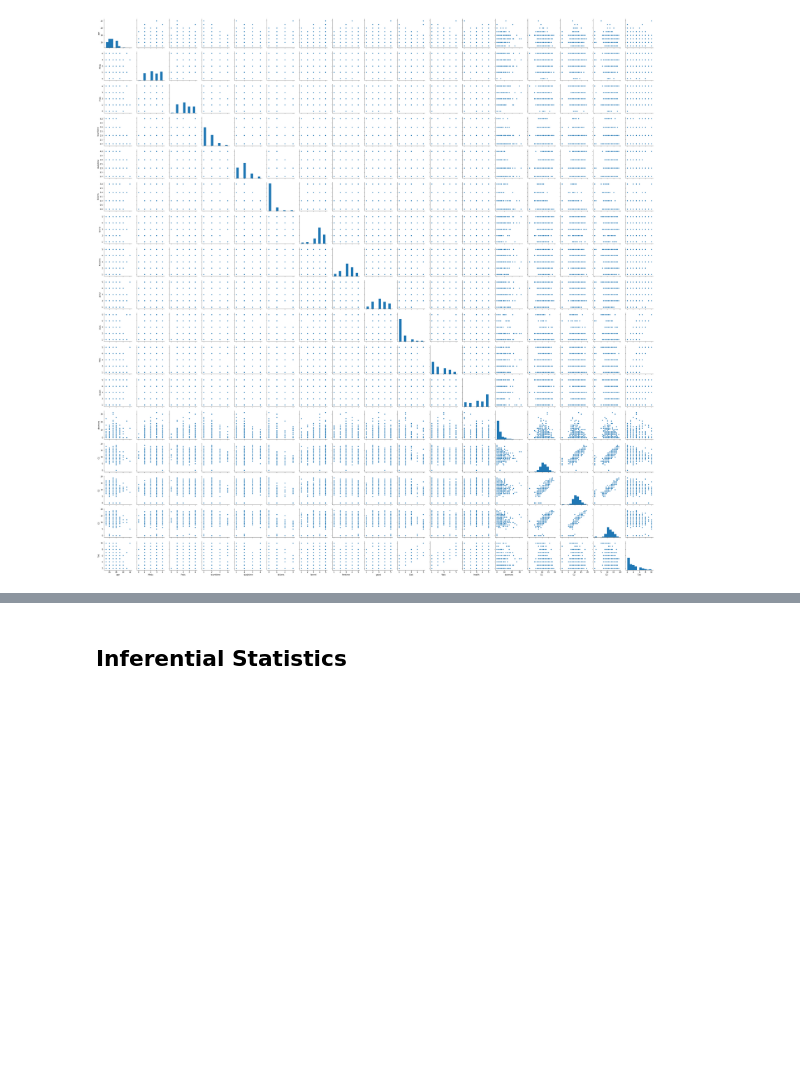
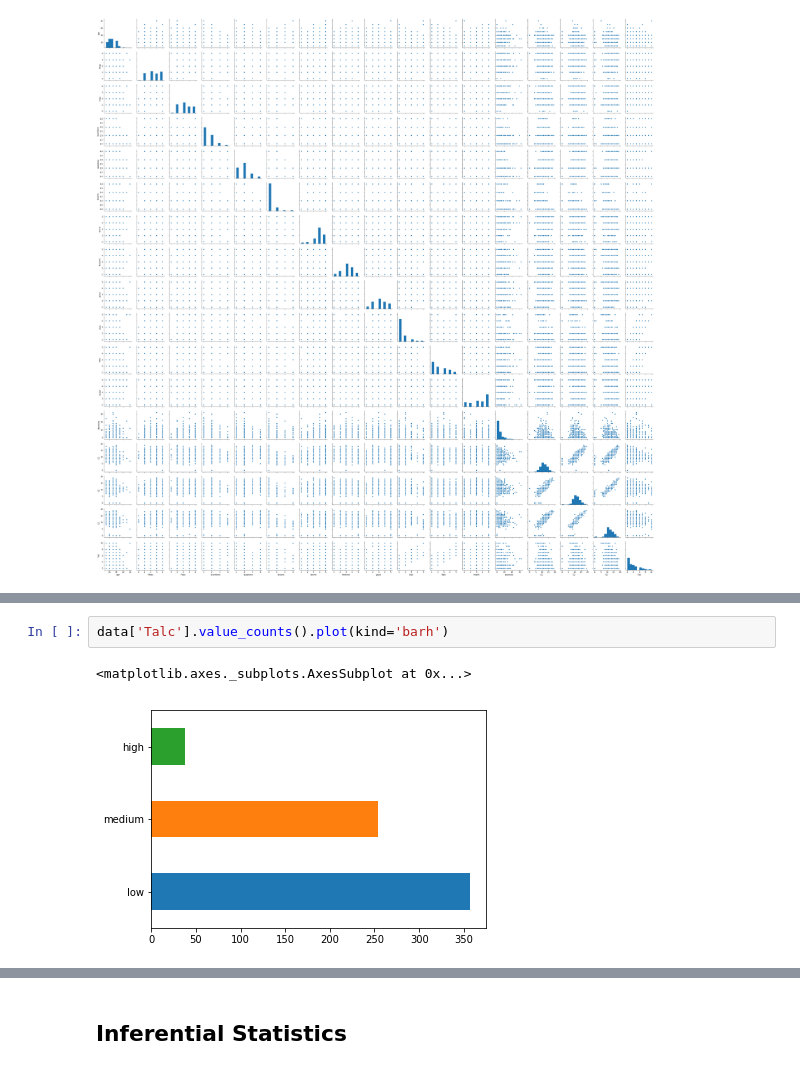
Before and after one commit to mamitch/Springboard_Capstone, a Jupyter notebook: Capstone_Project_Student_Alc_binned.ipynb, the cells around one changed output, grey strips where cells are left out. Saved outputs shown, nothing was run; the diff lists cells and outputs as text; blank space fills up the shorter version.

```diff
--- a/Capstone_Project_Student_Alc.ipynb
+++ b/Capstone_Project_Student_Alc_binned.ipynb
@@ -177,0 +201,5 @@ sns.pairplot(data)
+# %%
+data['Talc'].value_counts().plot(kind='barh')
+# %% [output]
+<matplotlib.axes._subplots.AxesSubplot at 0x...>
+[figure, added]
```
Also changed, not shown: parts of 43 cells of this notebook, 1 other file.
